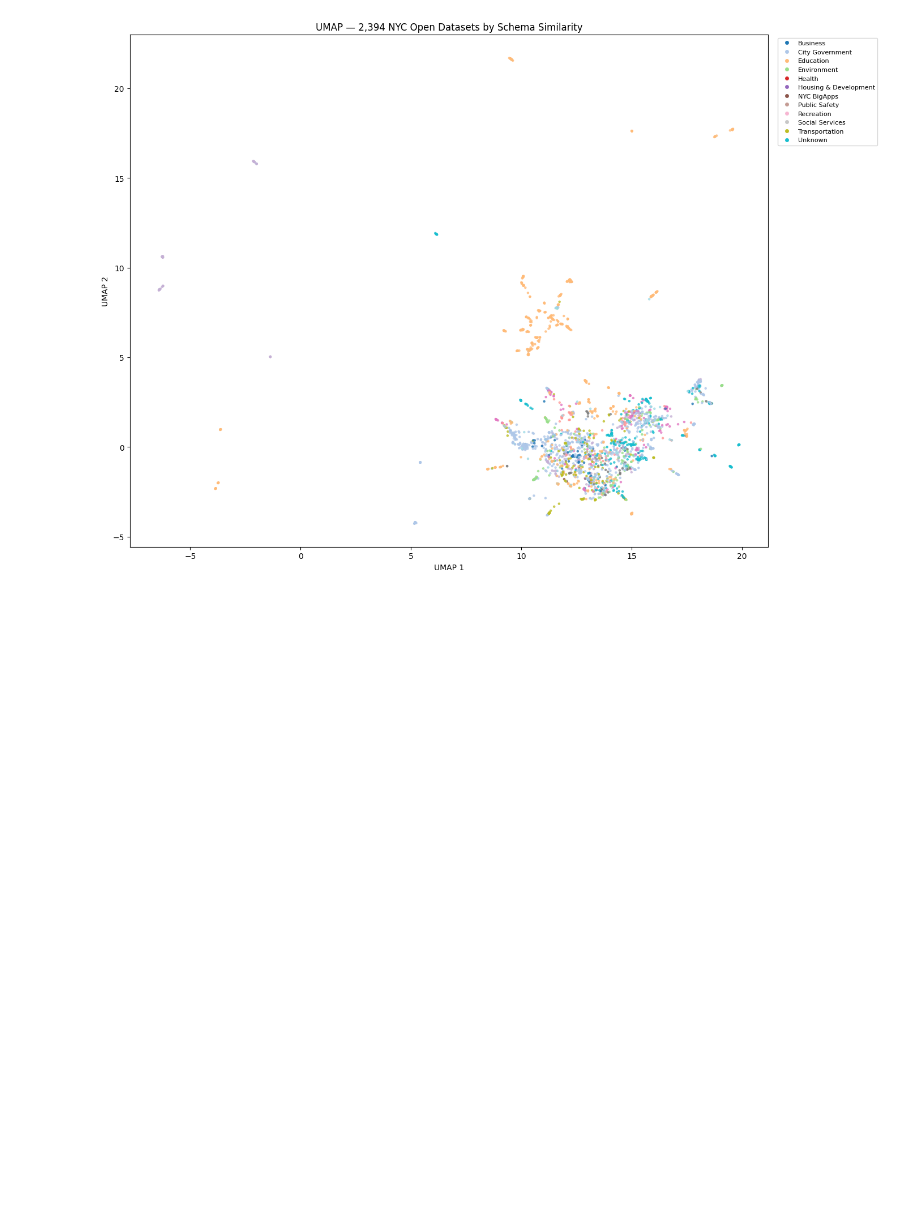
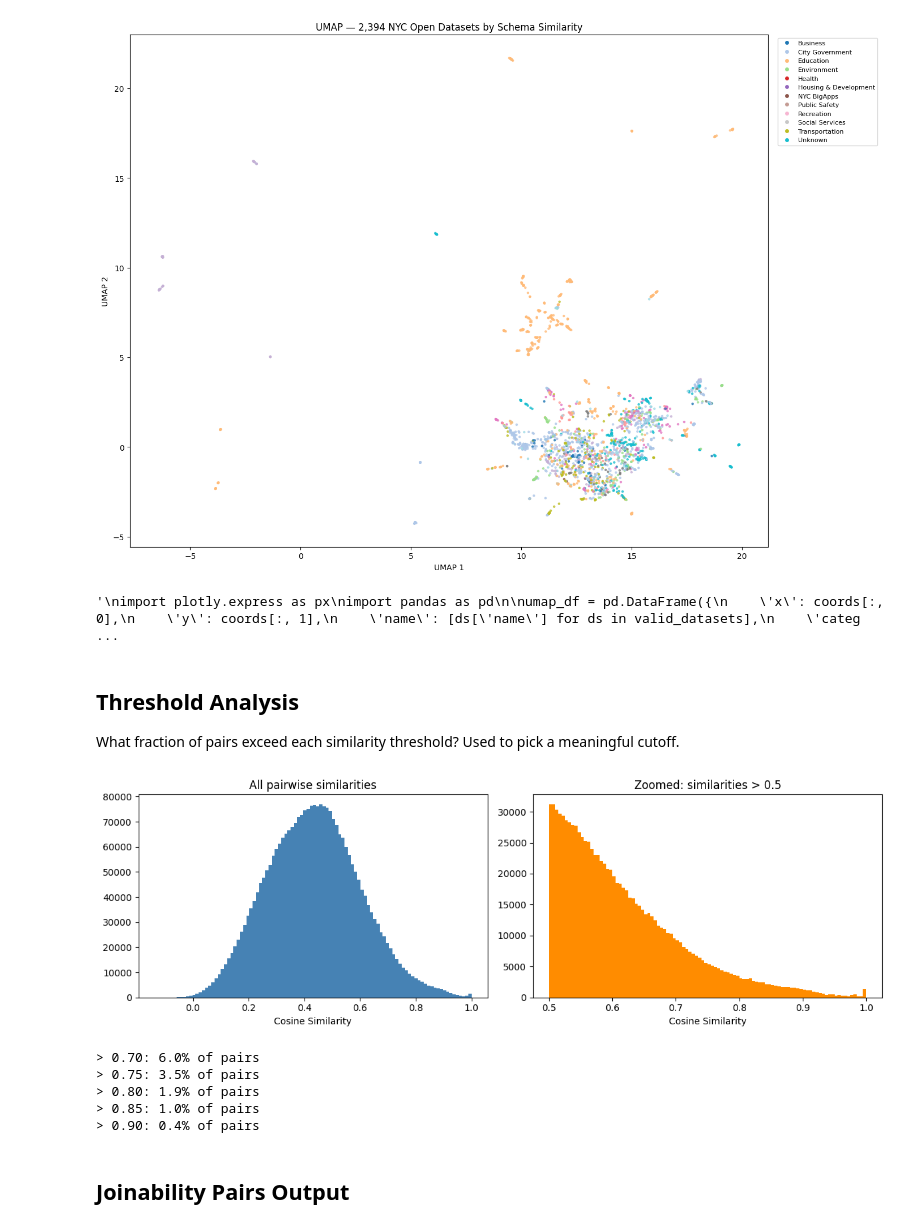
Before and after one commit to donydony228/3001-Data-Engineering, a Jupyter notebook: scripts/analysis/02_semantic_discovery.ipynb, the cells around one changed output. Saved outputs shown, nothing was run; the diff lists cells and outputs as text; code cells hidden in the pictures; blank space fills up the shorter version.

```diff
--- a/scripts/analysis/02_semantic_discovery.ipynb
+++ b/scripts/analysis/02_semantic_discovery.ipynb
@@ -306,6 +306,8 @@ plt.show()
 # %% [output]
 [figure]
 # %%
+# Interactive UMAP in the browser
+"""
 import plotly.express as px
 import pandas as pd
 
@@ -327,3 +329,42 @@ fig = px.scatter(
 )
 fig.update_traces(marker=dict(size=5))
 fig.show(renderer="browser")
+"""
+# %% [output]
+'\nimport plotly.express as px\nimport pandas as pd\n\numap_df = pd.DataFrame({\n    \'x\': coords[:, 0],\n    \'y\': coords[:, 1],\n    \'name\': [ds[\'name\'] for ds in valid_datasets],\n    \'categ ...
+# %% [markdown]
+## Threshold Analysis
+
+What fraction of pairs exceed each similarity threshold? Used to pick a meaningful cutoff.
+# %%
+upper = sim_matrix[np.triu_indices(len(sim_matrix), k=1)]
+
+plt.figure(figsize=(12, 4))
+
+plt.subplot(1, 2, 1)
+plt.hist(upper, bins=100, color='steelblue', edgecolor='none')
+plt.title('All pairwise similarities')
+plt.xlabel('Cosine Similarity')
+
+plt.subplot(1, 2, 2)
+plt.hist(upper[upper > 0.5], bins=100, color='darkorange', edgecolor='none')
+plt.title('Zoomed: similarities > 0.5')
+plt.xlabel('Cosine Similarity')
+
+plt.tight_layout()
+plt.show()
+
+print(f'> 0.70: {(upper > 0.70).mean():.1%} of pairs')
+print(f'> 0.75: {(upper > 0.75).mean():.1%} of pairs')
+print(f'> 0.80: {(upper > 0.80).mean():.1%} of pairs')
+print(f'> 0.85: {(upper > 0.85).mean():.1%} of pairs')
+print(f'> 0.90: {(upper > 0.90).mean():.1%} of pairs')
+# %% [output]
+[figure, added]
+> 0.70: 6.0% of pairs
+> 0.75: 3.5% of pairs
+> 0.80: 1.9% of pairs
+> 0.85: 1.0% of pairs
+> 0.90: 0.4% of pairs
+# %% [markdown]
+## Joinability Pairs Output
```
Also changed, not shown: parts of 1 cell of this notebook.
